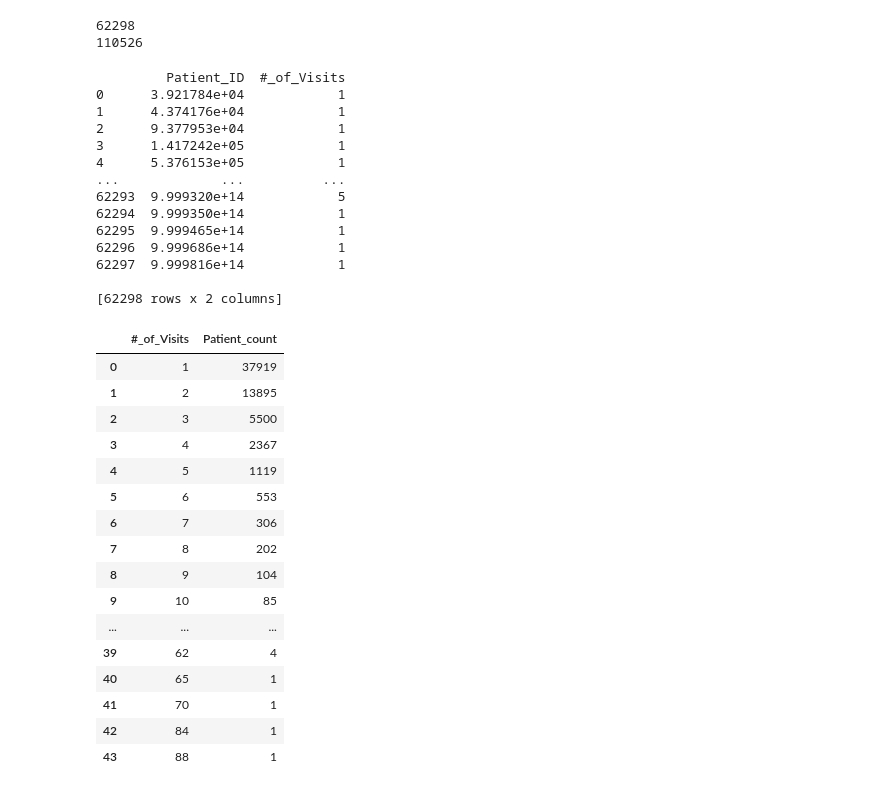
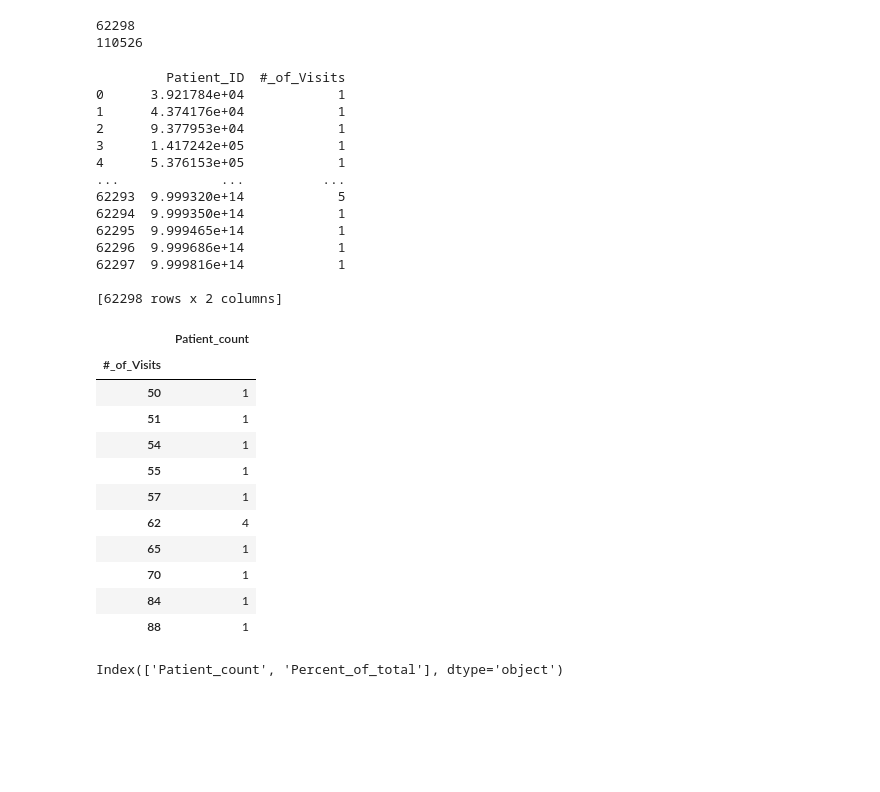
Before and after one commit to Omeagon/Project1, a Jupyter notebook: SMS.ipynb, the cells around one changed output. Drawn from its saved outputs; the diff is of its cells as text; code cells hidden in the pictures; blank space fills up the shorter version.

```diff
--- a/SMS.ipynb
+++ b/SMS.ipynb
@@ -120,38 +131,39 @@ print(appointment_count)
 # %%
 patient_summary = df.groupby(['Patient_ID'])['Appointment_ID'].count().reset_index(name='#_of_Visits')
 print(patient_summary)
 
 visit_summary = patient_summary.groupby(['#_of_Visits'])['Patient_ID'].count().reset_index(name='Patient_count')
-visit_summary
+visit_summary.set_index(['#_of_Visits'], inplace= True)
+visit_summary.tail(10)
 # %% [output]
          Patient_ID  #_of_Visits
 0      3.921784e+04            1
 1      4.374176e+04            1
 2      9.377953e+04            1
 3      1.417242e+05            1
 4      5.376153e+05            1
 ...             ...          ...
 62293  9.999320e+14            5
 62294  9.999350e+14            1
 62295  9.999465e+14            1
 62296  9.999686e+14            1
 62297  9.999816e+14            1
 
 [62298 rows x 2 columns]
-|  | #_of_Visits | Patient_count |
-| 0 | 1 | 37919 |
-| 1 | 2 | 13895 |
-| 2 | 3 | 5500 |
-| 3 | 4 | 2367 |
-| 4 | 5 | 1119 |
-| 5 | 6 | 553 |
-| 6 | 7 | 306 |
-| 7 | 8 | 202 |
-| 8 | 9 | 104 |
-| 9 | 10 | 85 |
-| ... | ... | ... |
-| 39 | 62 | 4 |
-| 40 | 65 | 1 |
-| 41 | 70 | 1 |
-| 42 | 84 | 1 |
-| 43 | 88 | 1 |
+|  | Patient_count |
+| #_of_Visits |  |
+| 50 | 1 |
+| 51 | 1 |
+| 54 | 1 |
+| 55 | 1 |
+| 57 | 1 |
+| 62 | 4 |
+| 65 | 1 |
+| 70 | 1 |
+| 84 | 1 |
+| 88 | 1 |
+# %%
+total = visit_summary['Patient_count'].sum()
+visit_summary['Percent_of_total'] = visit_summary['Patient_count']*100 / total
+# %% [output]
+Index(['Patient_count', 'Percent_of_total'], dtype='object')
```
Also changed, not shown: parts of 6 cells of this notebook.
